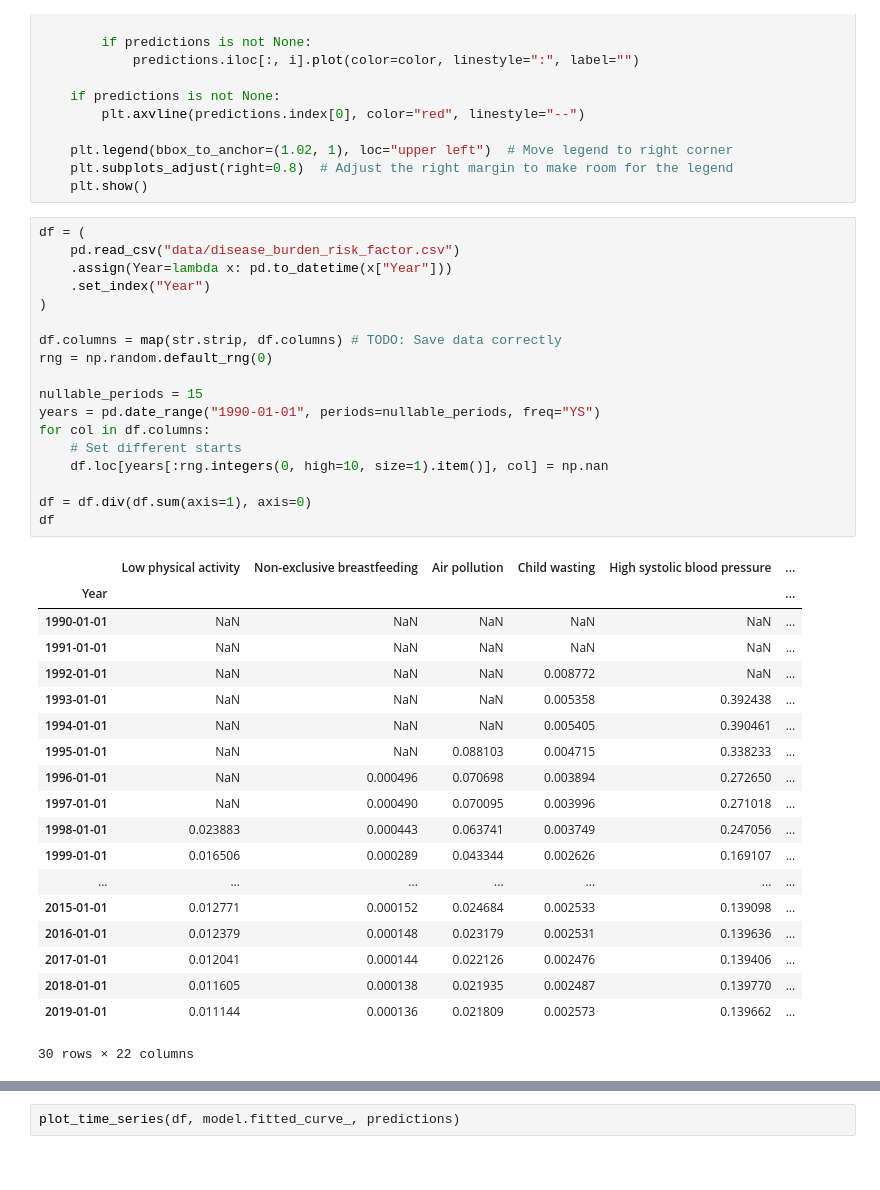
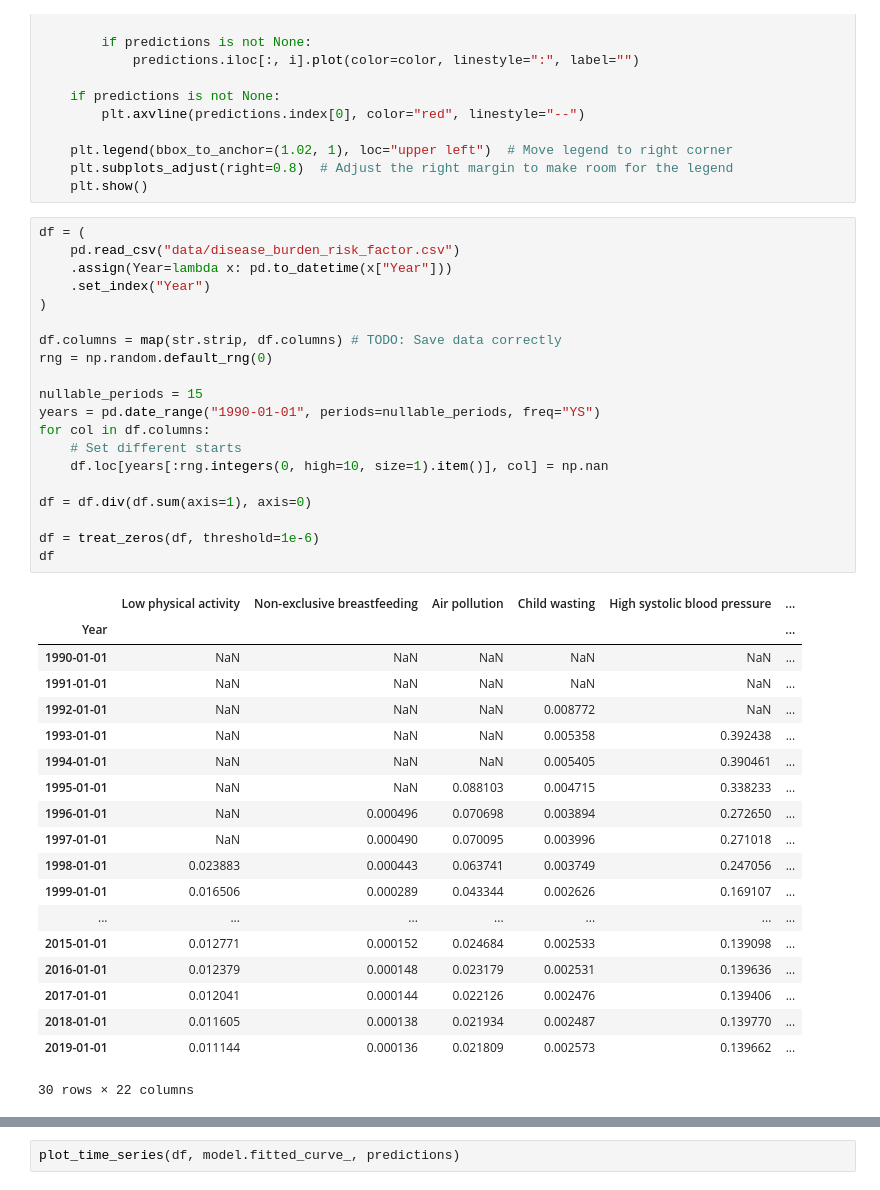
Before and after one commit to mateuja/compotime, a Jupyter notebook: examples/Compositional time series_nan.ipynb, the cells around one changed output, grey strips where cells are left out. Drawn from its saved outputs; the diff is of its cells as text.

Commit message:
Moved treat_zeros to preprocess, updated models and examples

```diff
--- a/examples/Compositional time series_nan.ipynb
+++ b/examples/Compositional time series_nan.ipynb
@@ -33,34 +35,36 @@ df = (
 )
 
 df.columns = map(str.strip, df.columns) # TODO: Save data correctly
 rng = np.random.default_rng(0)
 
 nullable_periods = 15
 years = pd.date_range("1990-01-01", periods=nullable_periods, freq="YS")
 for col in df.columns:
     # Set different starts
     df.loc[years[:rng.integers(0, high=10, size=1).item()], col] = np.nan
 
 df = df.div(df.sum(axis=1), axis=0)
+
+df = treat_zeros(df, threshold=1e-6)
 df
 # %% [output]
 |  | Low physical activity | Non-exclusive breastfeeding | Air pollution | Child wasting | High systolic blood pressure | ... |
 | Year |  |  |  |  |  | ... |
 | 1990-01-01 | NaN | NaN | NaN | NaN | NaN | ... |
 | 1991-01-01 | NaN | NaN | NaN | NaN | NaN | ... |
 | 1992-01-01 | NaN | NaN | NaN | 0.008772 | NaN | ... |
 | 1993-01-01 | NaN | NaN | NaN | 0.005358 | 0.392438 | ... |
 | 1994-01-01 | NaN | NaN | NaN | 0.005405 | 0.390461 | ... |
 | 1995-01-01 | NaN | NaN | 0.088103 | 0.004715 | 0.338233 | ... |
 | 1996-01-01 | NaN | 0.000496 | 0.070698 | 0.003894 | 0.272650 | ... |
 | 1997-01-01 | NaN | 0.000490 | 0.070095 | 0.003996 | 0.271018 | ... |
 | 1998-01-01 | 0.023883 | 0.000443 | 0.063741 | 0.003749 | 0.247056 | ... |
 | 1999-01-01 | 0.016506 | 0.000289 | 0.043344 | 0.002626 | 0.169107 | ... |
 | ... | ... | ... | ... | ... | ... | ... |
 | 2015-01-01 | 0.012771 | 0.000152 | 0.024684 | 0.002533 | 0.139098 | ... |
 | 2016-01-01 | 0.012379 | 0.000148 | 0.023179 | 0.002531 | 0.139636 | ... |
 | 2017-01-01 | 0.012041 | 0.000144 | 0.022126 | 0.002476 | 0.139406 | ... |
-| 2018-01-01 | 0.011605 | 0.000138 | 0.021935 | 0.002487 | 0.139770 | ... |
+| 2018-01-01 | 0.011605 | 0.000138 | 0.021934 | 0.002487 | 0.139770 | ... |
 | 2019-01-01 | 0.011144 | 0.000136 | 0.021809 | 0.002573 | 0.139662 | ... |
 30 rows × 22 columns
 # %%
```
Also changed, not shown: parts of 3 cells of this notebook, 2 other files.
